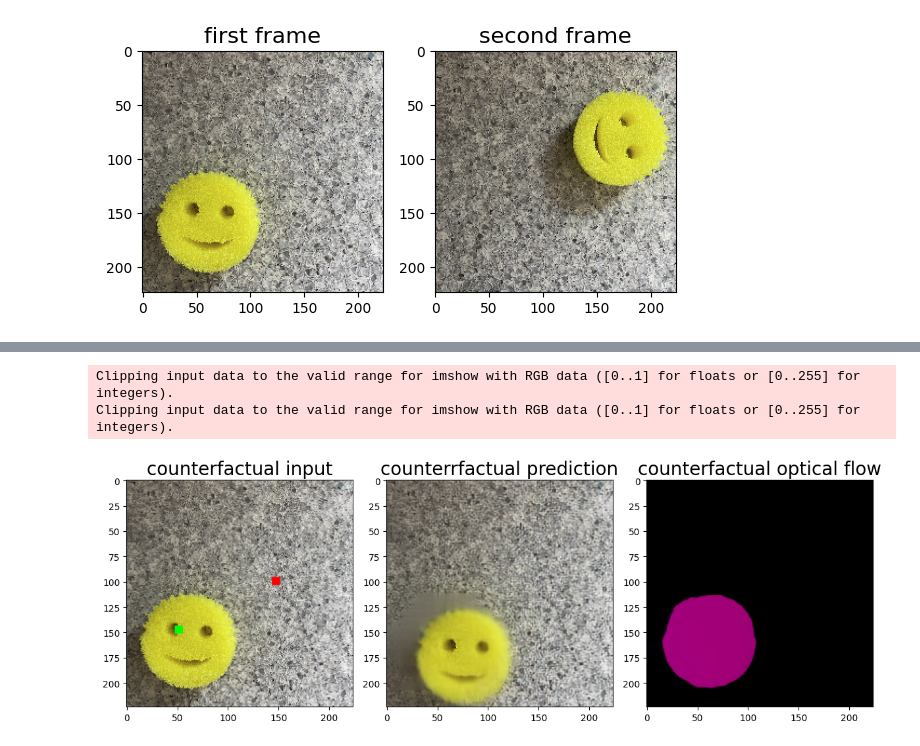
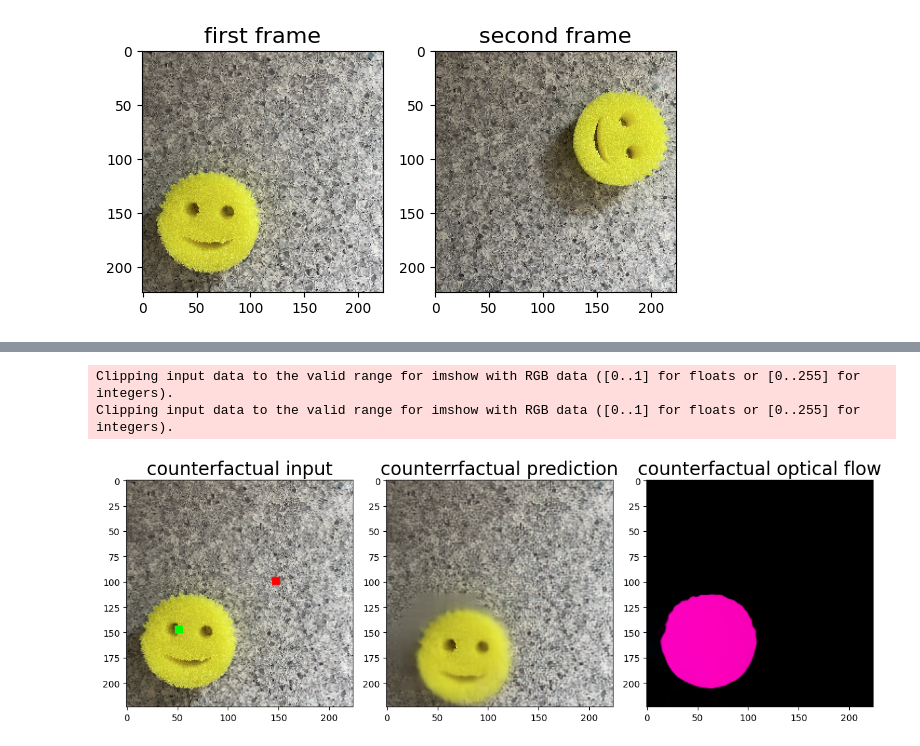
Before and after one commit to neuroailab/CounterfactualWorldModels, a Jupyter notebook: demo/SpelkeObjectSegmentation.ipynb, the cells around one changed output, grey strips where cells are left out. Drawn from its saved outputs; the diff is of its cells as text; code cells hidden in the pictures.

Commit message:
move in flow sampling code

```diff
--- a/demo/SpelkeObjectSegmentation.ipynb
+++ b/demo/SpelkeObjectSegmentation.ipynb
@@ -96,7 +95,7 @@ where
 '''
 
 import cwm.models.masking as masking
-import cwm.models.prediction as prediction
+import cwm.models.segmentation as segmentation
 
 MASK_RATIO = 0.99
 CLUMPING_FACTOR = 1
@@ -113,12 +112,13 @@ mask_generator = masking.RotatedTableUniformMaskingGenerator(
 ).requires_grad_(False).to(DEVICE)
 
 # the wrapper for making predictions
-Psi = prediction.PredictorBasedGenerator(
+Psi = segmentation.FlowGenerator(
         predictor=model, # the model function with loaded weights
         temporal_dim=2, # the base models take inputs of shape [B,3,T,H,W]; the wrapper Psi handles reshaping
         imagenet_normalize_inputs=True, # because these models were trained with normalization
         mask_generator=mask_generator, # a way of generating masks automatically if desired
-        seed=0
+        seed=0,
+        flow_model=raft # set RAFT to easily evaluate flow
 ).requires_grad_(False).to(DEVICE)
 
 #
@@ -185,34 +183,33 @@ Psi.set_input(x)
 active_mask = Psi.generate_mask_from_patch_idx_list(active_locs)
 passive_mask = Psi.generate_mask_from_patch_idx_list(passive_locs)
 
 y_cf = Psi.get_counterfactual_prediction(x[:,0],
                                          mask=passive_mask,
                                          active_patches=active_mask,
                                          shift=shift,
                                          fix_passive=False # this will make sure only first frame of x is used
                                         )
 
 x_cf = Psi.get_masked_pred_patches(
     Psi.make_static_movie(x[:,0:1], T=2),
     mask=active_mask, invert=False,
     fill_value=[0,1,0]
 )
 x_cf = Psi.get_masked_pred_patches(
     x_cf,
     mask=passive_mask, invert=False,
     fill_value=[1,0,0]
 )
-flow_cf = raft(y_cf)
-flow2rgb.max_speed = flow.square().sum(-3).sqrt().amax().item()
+flow_cf = Psi.predict_flow(y_cf)
 
 fig, axes = plt.subplots(1,3,figsize=(12,4))
 imshow(x_cf[:,1], ax=axes[0], title='counterfactual input')
 imshow(y_cf[:,1], ax=axes[1], title='counterrfactual prediction')
-imshow(flow2rgb(flow_cf)[:,0], ax=axes[2], title='counterfactual optical flow')
+Psi.flowshow(flow_cf, ax=axes[2], title='counterfactual optical flow')
 
 plt.tight_layout()
 plt.show()
 # %% [output]
 Clipping input data to the valid range for imshow with RGB data ([0..1] for floats or [0..255] for integers).
 Clipping input data to the valid range for imshow with RGB data ([0..1] for floats or [0..255] for integers).
-[figure, old version]
+[figure, new version]
```
Also changed, not shown: parts of 3 cells of this notebook, 1 other file.
